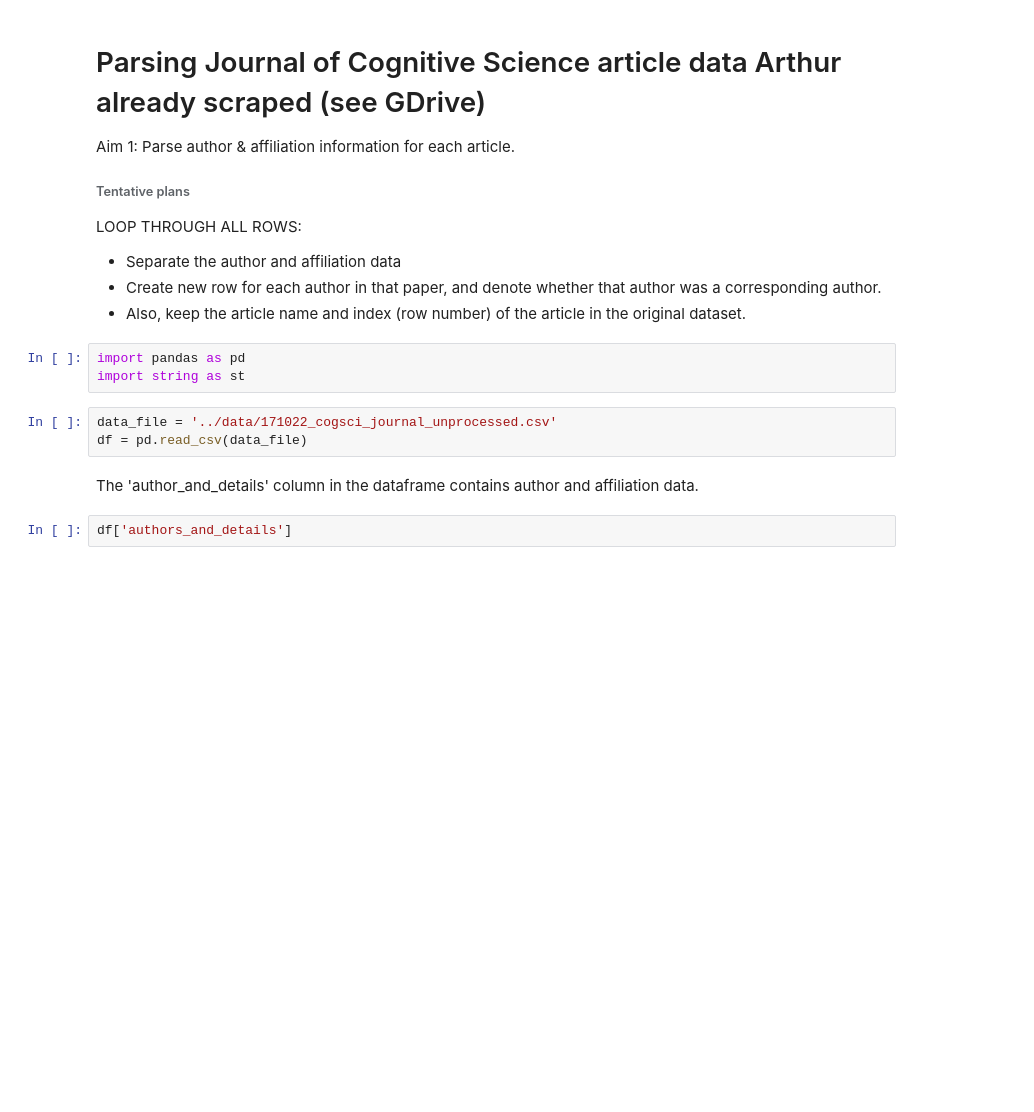
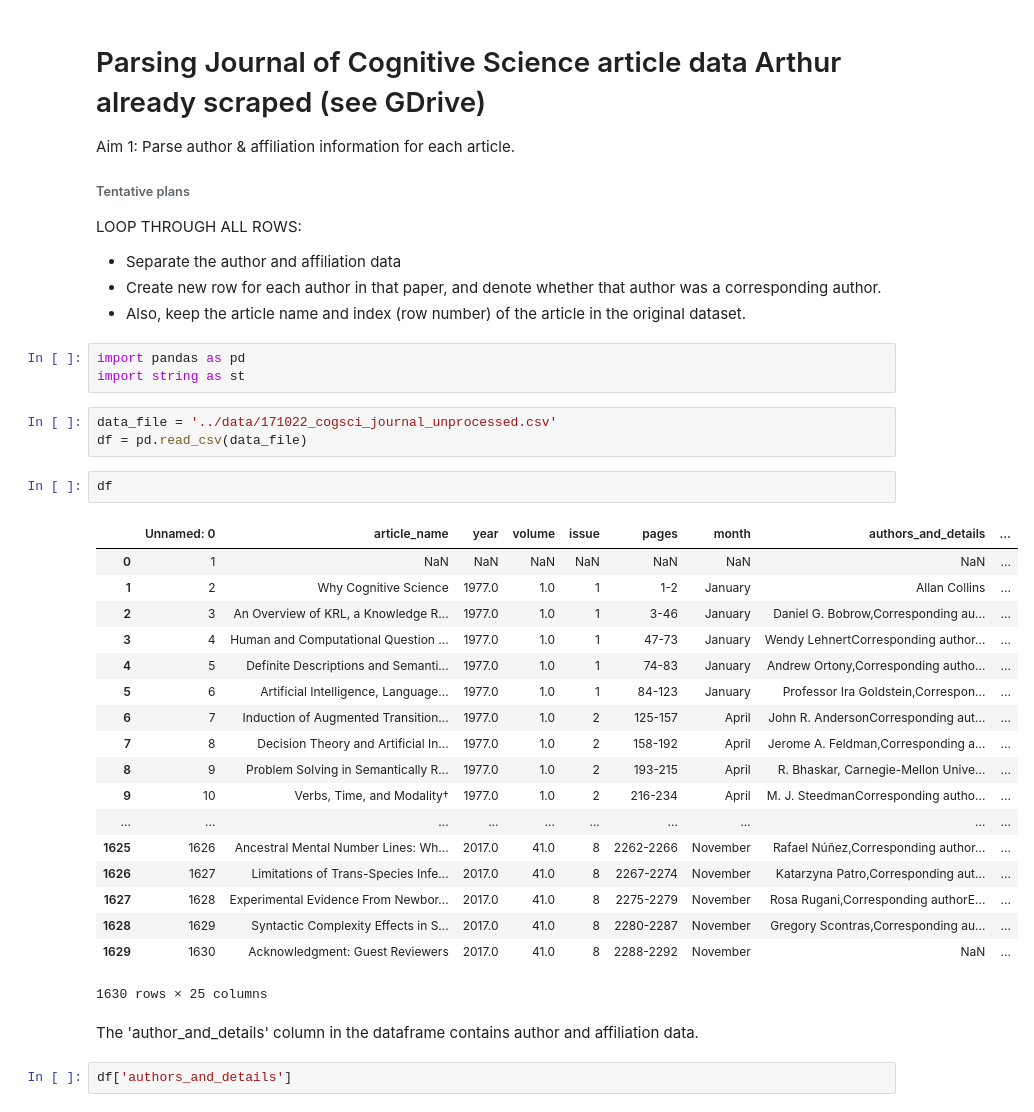
Before and after one commit to rdgao/WH2CogSci, a Jupyter notebook: parsing/parsing_JCogSci.ipynb, the cells around one changed output. Saved outputs shown, nothing was run; the diff lists cells and outputs as text; blank space fills up the shorter version.

```diff
--- a/parsing/parsing_JCogSci.ipynb
+++ b/parsing/parsing_JCogSci.ipynb
@@ -14,6 +14,27 @@ import string as st
 # %%
 data_file = '../data/171022_cogsci_journal_unprocessed.csv'
 df = pd.read_csv(data_file)
+# %%
+df
+# %% [output]
+|  | Unnamed: 0 | article_name | year | volume | issue | pages | month | authors_and_details | ... |
+| 0 | 1 | NaN | NaN | NaN | NaN | NaN | NaN | NaN | ... |
+| 1 | 2 | Why Cognitive Science | 1977.0 | 1.0 | 1 | 1-2 | January | Allan Collins | ... |
+| 2 | 3 | An Overview of KRL, a Knowledge R... | 1977.0 | 1.0 | 1 | 3-46 | January | Daniel G. Bobrow,Corresponding au... | ... |
+| 3 | 4 | Human and Computational Question ... | 1977.0 | 1.0 | 1 | 47-73 | January | Wendy LehnertCorresponding author... | ... |
+| 4 | 5 | Definite Descriptions and Semanti... | 1977.0 | 1.0 | 1 | 74-83 | January | Andrew Ortony,Corresponding autho... | ... |
+| 5 | 6 | Artificial Intelligence, Language... | 1977.0 | 1.0 | 1 | 84-123 | January | Professor Ira Goldstein,Correspon... | ... |
+| 6 | 7 | Induction of Augmented Transition... | 1977.0 | 1.0 | 2 | 125-157 | April | John R. AndersonCorresponding aut... | ... |
+| 7 | 8 | Decision Theory and Artificial In... | 1977.0 | 1.0 | 2 | 158-192 | April | Jerome A. Feldman,Corresponding a... | ... |
+| 8 | 9 | Problem Solving in Semantically R... | 1977.0 | 1.0 | 2 | 193-215 | April | R. Bhaskar, Carnegie-Mellon Unive... | ... |
+| 9 | 10 | Verbs, Time, and Modality† | 1977.0 | 1.0 | 2 | 216-234 | April | M. J. SteedmanCorresponding autho... | ... |
+| ... | ... | ... | ... | ... | ... | ... | ... | ... | ... |
+| 1625 | 1626 | Ancestral Mental Number Lines: Wh... | 2017.0 | 41.0 | 8 | 2262-2266 | November | Rafael Núñez,Corresponding author... | ... |
+| 1626 | 1627 | Limitations of Trans-Species Infe... | 2017.0 | 41.0 | 8 | 2267-2274 | November | Katarzyna Patro,Corresponding aut... | ... |
+| 1627 | 1628 | Experimental Evidence From Newbor... | 2017.0 | 41.0 | 8 | 2275-2279 | November | Rosa Rugani,Corresponding authorE... | ... |
+| 1628 | 1629 | Syntactic Complexity Effects in S... | 2017.0 | 41.0 | 8 | 2280-2287 | November | Gregory Scontras,Corresponding au... | ... |
+| 1629 | 1630 | Acknowledgment: Guest Reviewers | 2017.0 | 41.0 | 8 | 2288-2292 | November | NaN | ... |
+1630 rows × 25 columns
 # %% [markdown]
 The 'author_and_details' column in the dataframe contains author and affiliation data.
 # %%
```
Also changed, not shown: parts of 4 cells of this notebook.
